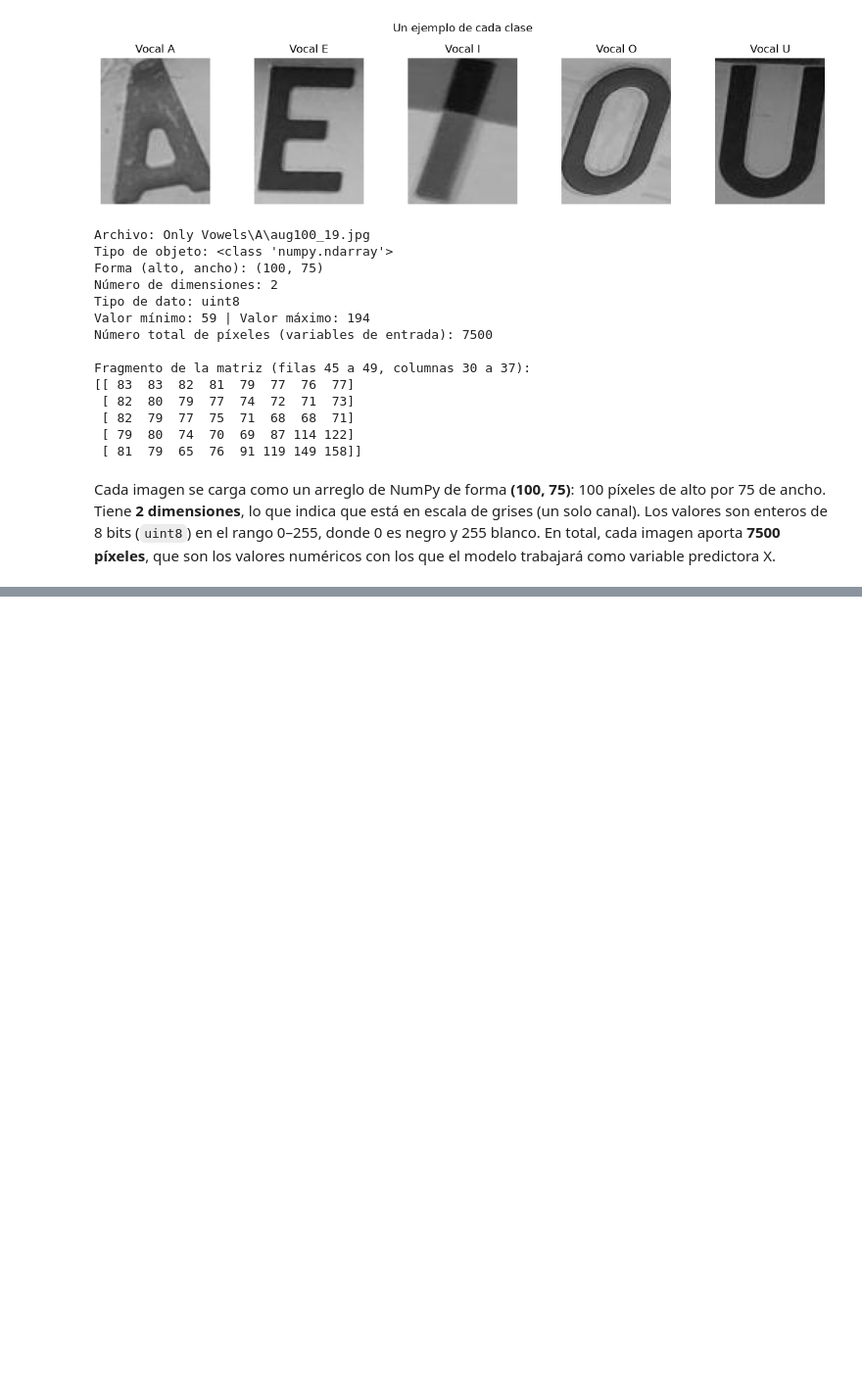
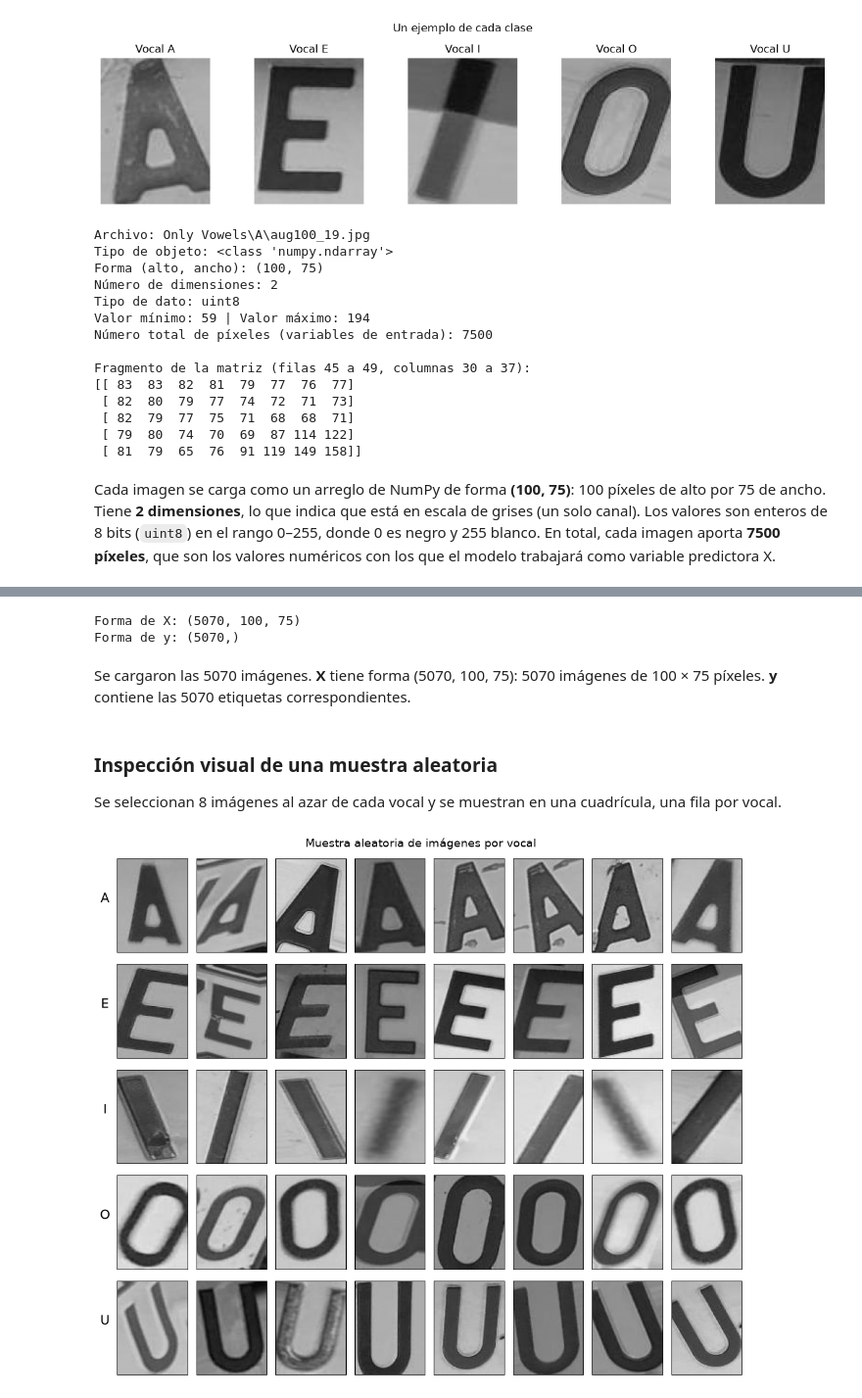
Before and after one commit to Proyect-MachineLearning-Supervised/Machine-Learning-Vowels, a Jupyter notebook: vowels.ipynb, the cells around one changed output, grey strips where cells are left out. Shown at 98% size. Saved outputs shown, nothing was run; the diff lists cells and outputs as text; code cells hidden in the pictures; blank space fills up the shorter version.

```diff
--- a/vowels.ipynb
+++ b/vowels.ipynb
@@ -200,0 +211,49 @@ Cada imagen se carga como un arreglo de NumPy de forma **(100, 75)**: 100 píxel
+# %%
+def cargar_en_gris(ruta):
+    img = ski.io.imread(ruta)
+    if img.ndim == 3:                    # imagen con varios canales (color)
+        if img.shape[2] == 4:            # se descarta el canal de transparencia
+            img = img[:, :, :3]
+        img = ski.util.img_as_ubyte(rgb2gray(img))  # a gris, en rango 0-255
+    return img
+
+imagenes, etiquetas = [], []
+for carpeta in carpetas:
+    for archivo in sorted(os.listdir(os.path.join(RUTA, carpeta))):
+        imagenes.append(cargar_en_gris(os.path.join(RUTA, carpeta, archivo)))
+        etiquetas.append(nombre_vocal[carpeta])
+
+X = np.array(imagenes)
+y = np.array(etiquetas)
+vocales = sorted(np.unique(y))
+
+print("Forma de X:", X.shape)
+print("Forma de y:", y.shape)
+# %% [output]
+Forma de X: (5070, 100, 75)
+Forma de y: (5070,)
+# %% [markdown]
+Se cargaron las 5070 imágenes. **X** tiene forma (5070, 100, 75): 5070 imágenes de 100 × 75 píxeles. **y** contiene las 5070 etiquetas correspondientes.
+# %% [markdown]
+### Inspección visual de una muestra aleatoria
+
+Se seleccionan 8 imágenes al azar de cada vocal y se muestran en una cuadrícula, una fila por vocal.
+# %%
+rng = np.random.default_rng(42)  # semilla para que la muestra sea reproducible
+N = 8
+
+fig, axes = plt.subplots(len(vocales), N, figsize=(N * 1.4, len(vocales) * 1.9))
+for i, vocal in enumerate(vocales):
+    indices = rng.choice(np.where(y == vocal)[0], size=N, replace=False)
+    for j, idx in enumerate(indices):
+        ax = axes[i, j]
+        ax.imshow(X[idx], cmap="gray", vmin=0, vmax=255)
+        ax.set_xticks([])
+        ax.set_yticks([])
+        if j == 0:
+            ax.set_ylabel(vocal, fontsize=16, rotation=0, labelpad=15)
+fig.suptitle("Muestra aleatoria de imágenes por vocal", fontsize=14)
+plt.tight_layout()
+plt.show()
+# %% [output]
+[figure, added]
```
Also changed, not shown: parts of 19 cells of this notebook.
